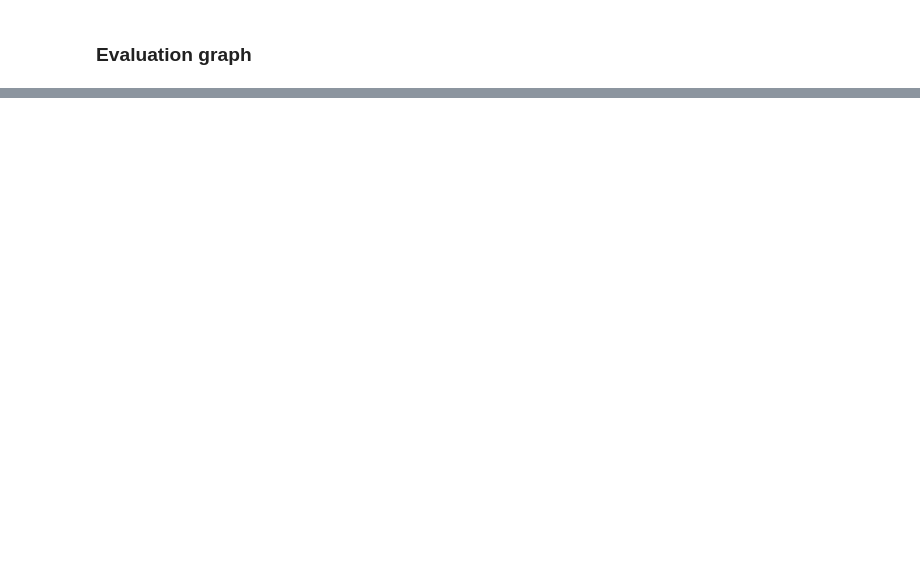
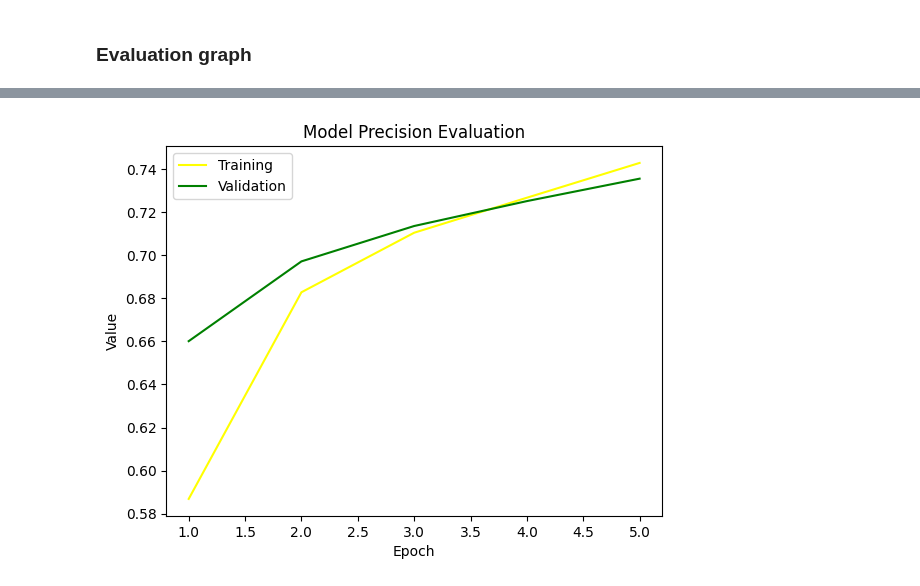
Before and after one commit to FIIT-Bc-projects/2024-Oksanich-DNLI, a Jupyter notebook: sentiment_analysis/model.ipynb, the cells around one changed output, grey strips where cells are left out. Cells and saved outputs as stored; diff of their text form; code cells hidden in the pictures; blank space fills up the shorter version.

```diff
--- a/sentiment_analysis/model.ipynb
+++ b/sentiment_analysis/model.ipynb
@@ -437,0 +430,12 @@ fig, ax, df = plot_label_distributions(
+# %%
+plt.plot(epoch_rng, metrics["train"]["precision"], label="Training", color="yellow")
+plt.plot(epoch_rng, metrics["test"]["precision"], label="Validation", color="green")
+
+plt.xlabel("Epoch")
+plt.ylabel("Value")
+
+plt.title("Model Precision Evaluation")
+plt.legend()
+plt.show()
+# %% [output]
+[figure, added]
```
Also changed, not shown: parts of 23 cells of this notebook.
